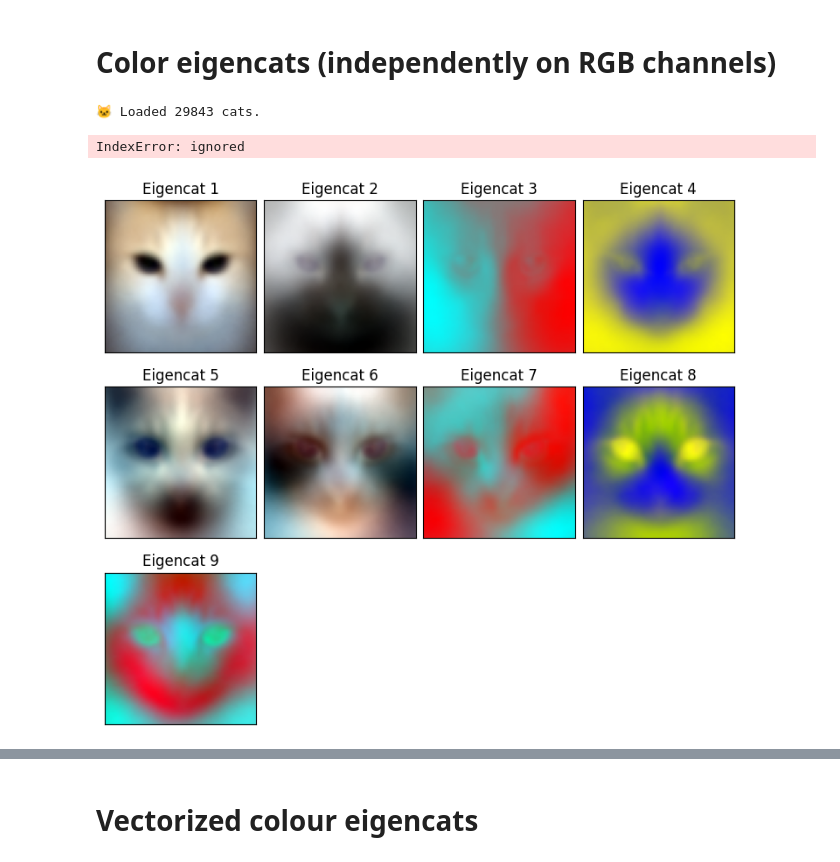
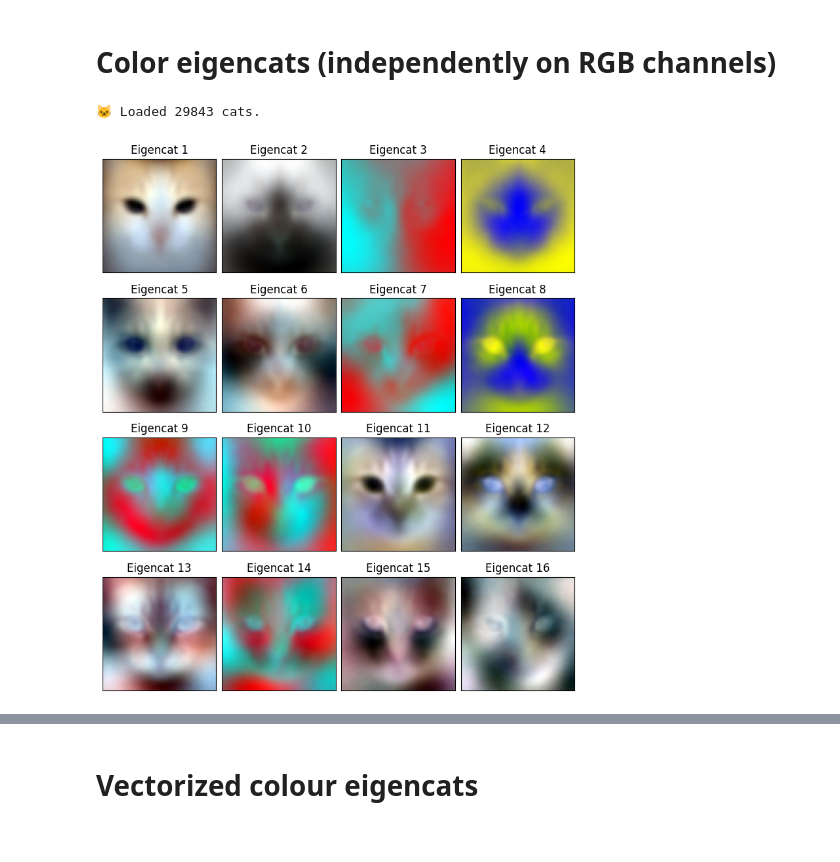
Before and after one commit to MerkulovDaniil/optim, a Jupyter notebook: assets/Notebooks/Eigencats.ipynb, the cells around one changed output, grey strips where cells are left out. Drawn from its saved outputs; the diff is of its cells as text; code cells hidden in the pictures.

```diff
--- a/assets/Notebooks/Eigencats.ipynb
+++ b/assets/Notebooks/Eigencats.ipynb
@@ -190,7 +190,7 @@ def load_dataset(directories):
 
 X_rgb = load_dataset(directories)
 
-def compute_rgb_pca(X_rgb, n_components=9):
+def compute_rgb_pca(X_rgb, n_components=16):
     h, w, _ = X_rgb[0].shape
     # Separate the RGB channels
     X_r = X_rgb[:, :, :, 0].reshape(len(X_rgb), h*w)
@@ -213,32 +213,32 @@ def compute_rgb_pca(X_rgb, n_components=9):
 
 eigenfaces_rgb = compute_rgb_pca(X_rgb)
 
 def plot_colored_eigenfaces(eigenfaces, h=64, w=64, n_row=4, n_col=4):
     plt.figure(figsize=(1.8 * n_col, 2.1 * n_row))
     plt.subplots_adjust(bottom=0, left=0, right=1, top=1, hspace=.05, wspace=0.05)
 
     # Normalize the eigenfaces values to range [0,1] for visualization
     def normalize(arr):
         arr_min = np.min(arr)
         return (arr - arr_min) / (np.max(arr) - arr_min)
 
     for i in range(n_row * n_col):
         eigenface = eigenfaces[i]
         eigenface = np.stack([normalize(eigenface[:, :, channel]) for channel in range(3)], axis=-1)
 
         # Rescale to [0, 255]
         eigenface = (eigenface * 255).astype(np.uint8)
 
         plt.subplot(n_row, n_col, i + 1)
         plt.imshow(eigenface)
         plt.title(f"Eigencat {i+1}")
         plt.xticks(())
         plt.yticks(())
 
+    plt.savefig("color_eigencats.png")
     plt.show()
 
 plot_colored_eigenfaces(eigenfaces_rgb)
 # %% [output]
 🐱 Loaded 29843 cats.
-IndexError: ignored
-[figure, old version]
+[figure, new version]
```
Also changed, not shown: parts of 1 cell of this notebook.
